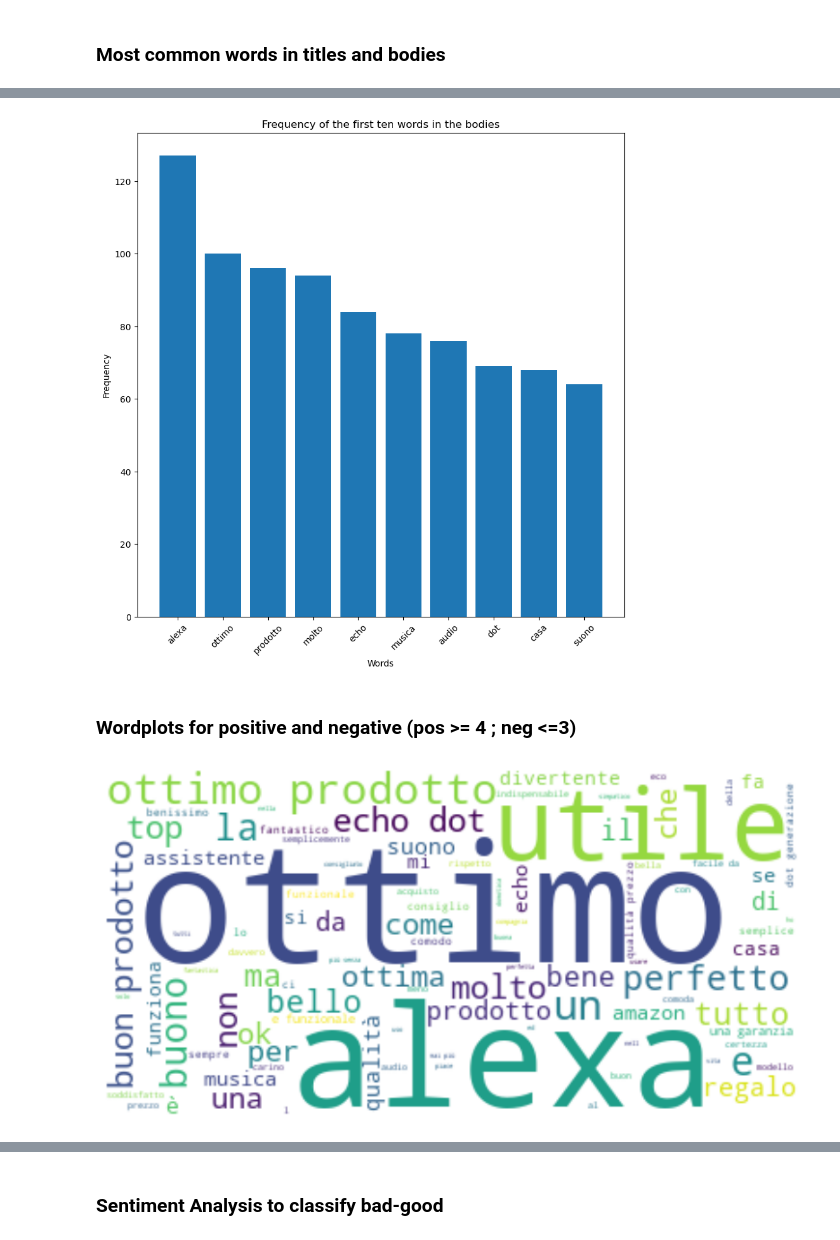
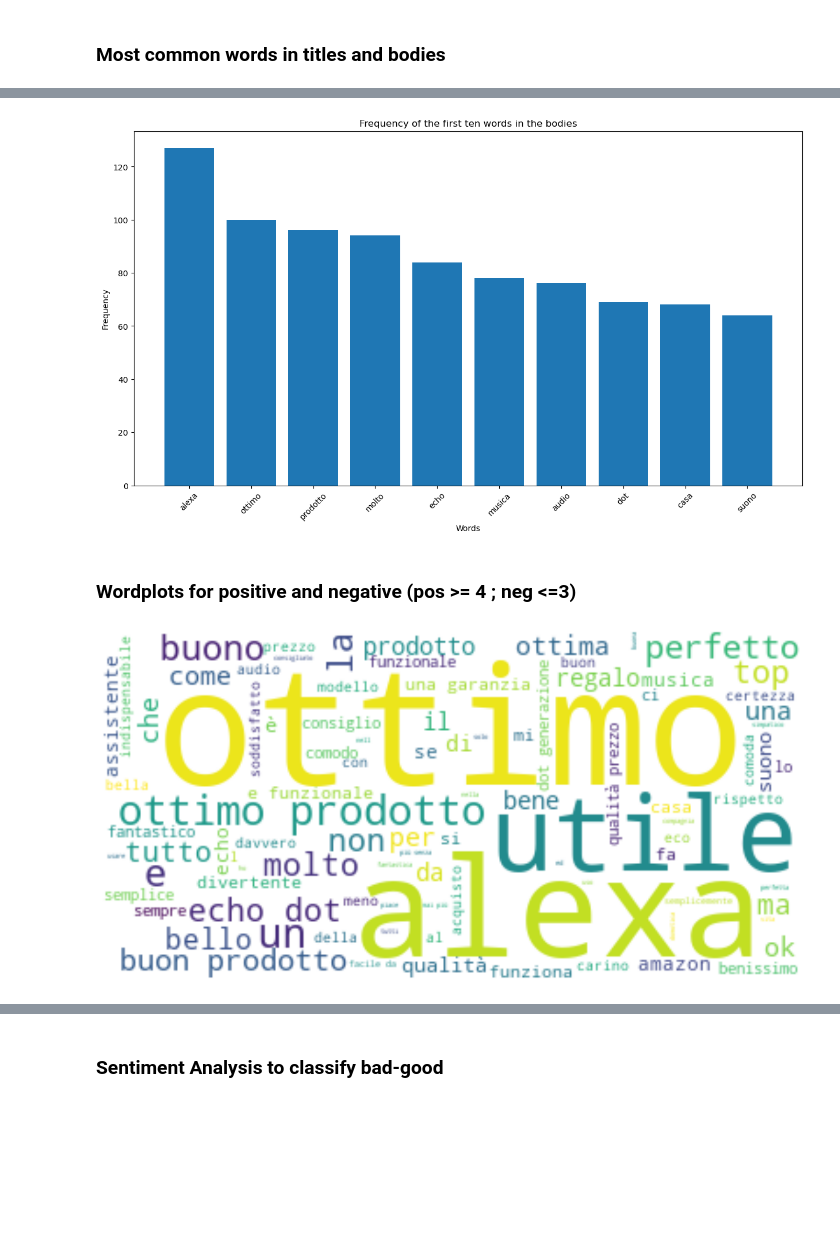
Before and after one commit to riccardo-borgo/Sentiment-Analysis-Amazon, a Jupyter notebook: main.ipynb, the cells around one changed output, grey strips where cells are left out. Saved outputs shown, nothing was run; the diff lists cells and outputs as text; code cells hidden in the pictures; blank space fills up the shorter version.

```diff
--- a/main.ipynb
+++ b/main.ipynb
@@ -125,15 +120,15 @@ fd_body = nltk.FreqDist(words_body_clear)
 # %%
 sorted_fd_body = dict(sorted(fd_body.items(), key=lambda item: item[1], reverse=True))
 # %%
-plt.figure(figsize=(10,10))
+plt.figure(figsize=(15,8))
 plt.xlabel('Words')
 plt.ylabel('Frequency')
 plt.xticks(rotation=45)
 plt.title('Frequency of the first ten words in the bodies')
 plt.bar(list(sorted_fd_body.keys())[:10], list(sorted_fd_body.values())[:10])
 plt.show()
 # %% [output]
-[figure, old version]
+[figure, new version]
 # %% [markdown]
 ### Wordplots for positive and negative (pos >= 4 ; neg <=3)
 # %%
@@ -144,12 +139,12 @@ wordcloud = WordCloud(background_color="white", max_words=len(positive_reviews))
 
 wordcloud.generate(positive_reviews)
 
-plt.figure(figsize=(10,10))
+plt.figure(figsize=(15,8))
 plt.imshow(wordcloud, interpolation="bilinear")
 plt.axis("off")
 plt.show()
 # %% [output]
-[figure, old version]
+[figure, new version]
 # %%
 neutral_reviews = df[df['Stars'] == 3]['Title']
 neutral_reviews = ".".join(neutral_reviews)
```
Also changed, not shown: parts of 11 cells of this notebook, 1 other file.
